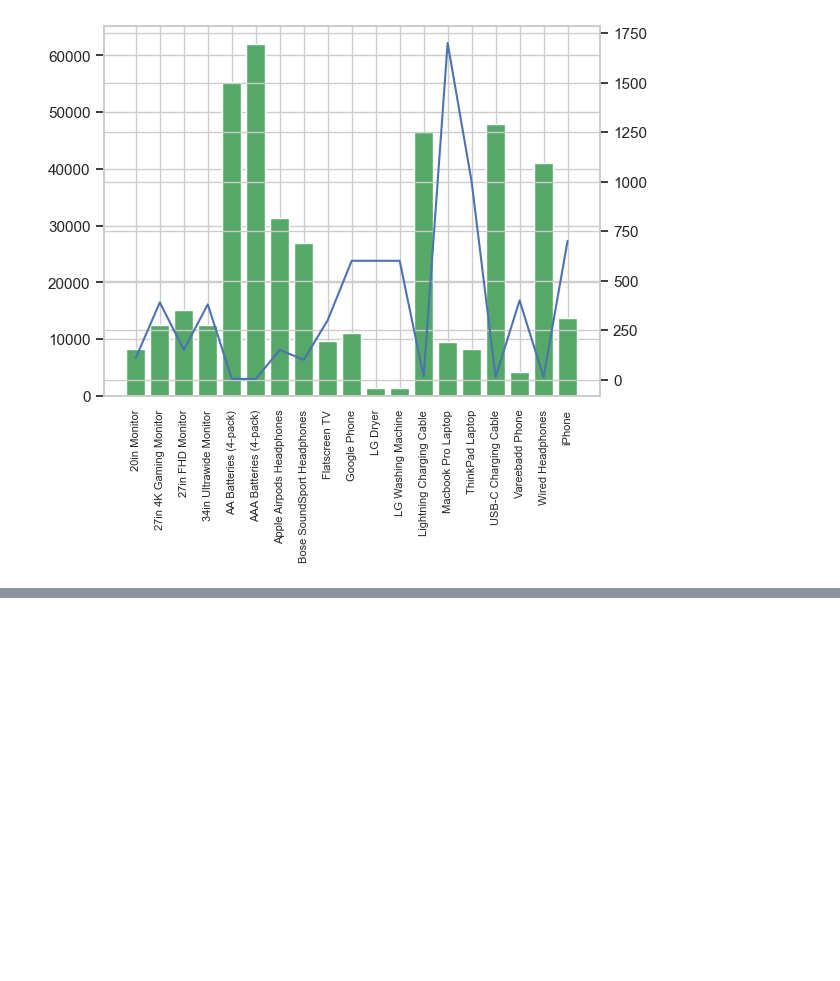
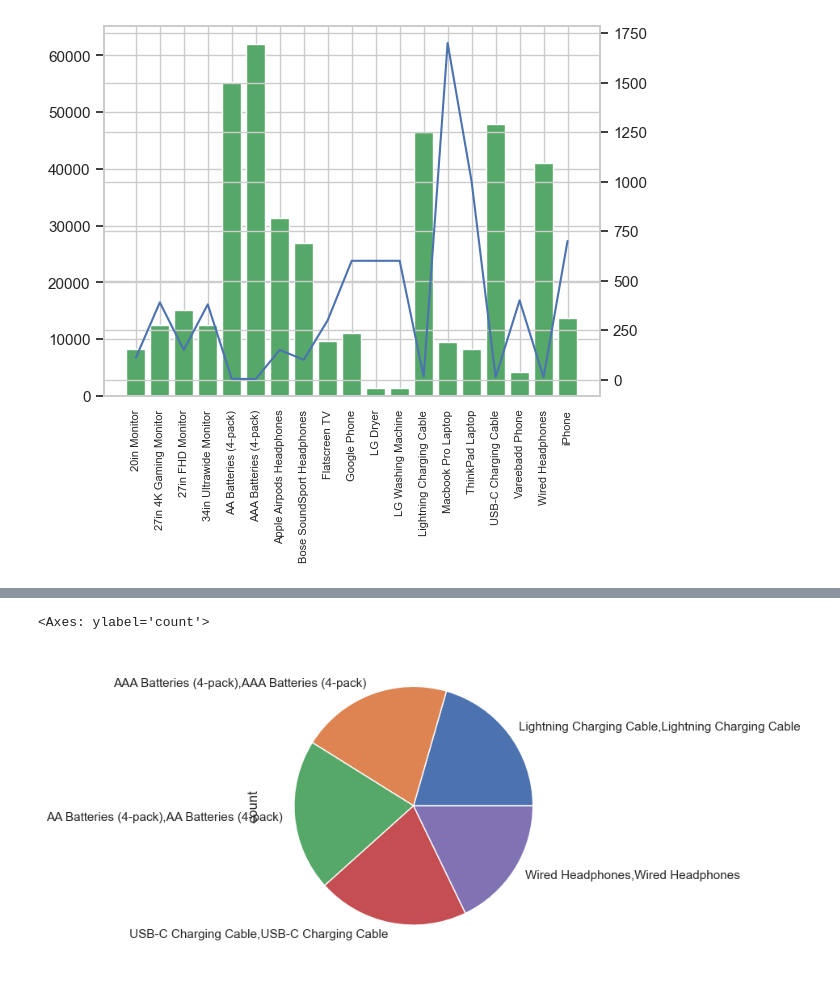
Before and after one commit to Augustin224/traitrement_de_donnee, a Jupyter notebook: main.ipynb, the cells around one changed output, grey strips where cells are left out. Drawn from its saved outputs; the diff is of its cells as text; code cells hidden in the pictures; blank space fills up the shorter version.

```diff
--- a/main.ipynb
+++ b/main.ipynb
@@ -471,0 +474,5 @@ plt.show()
+# %%
+#Trouvons les éléments doubles
+df = all_data[all_data['Order ID'].duplicated(keep=False)]
+# %%
+df['Grouped'] = df.groupby('Order ID')['Product'].transform(lambda x: ','.join(x))
@@ -471,0 +496,3 @@ plt.show()
+# %%
+df2 = df.drop_duplicates(subset=['Order ID'])
+df2
@@ -471,0 +528,5 @@ plt.show()
+# %%
+df2['Grouped'].value_counts()[0:5].plot.pie()
+# %% [output]
+<Axes: ylabel='count'>
+[figure, added]
```
Also changed, not shown: parts of 5 cells of this notebook.
